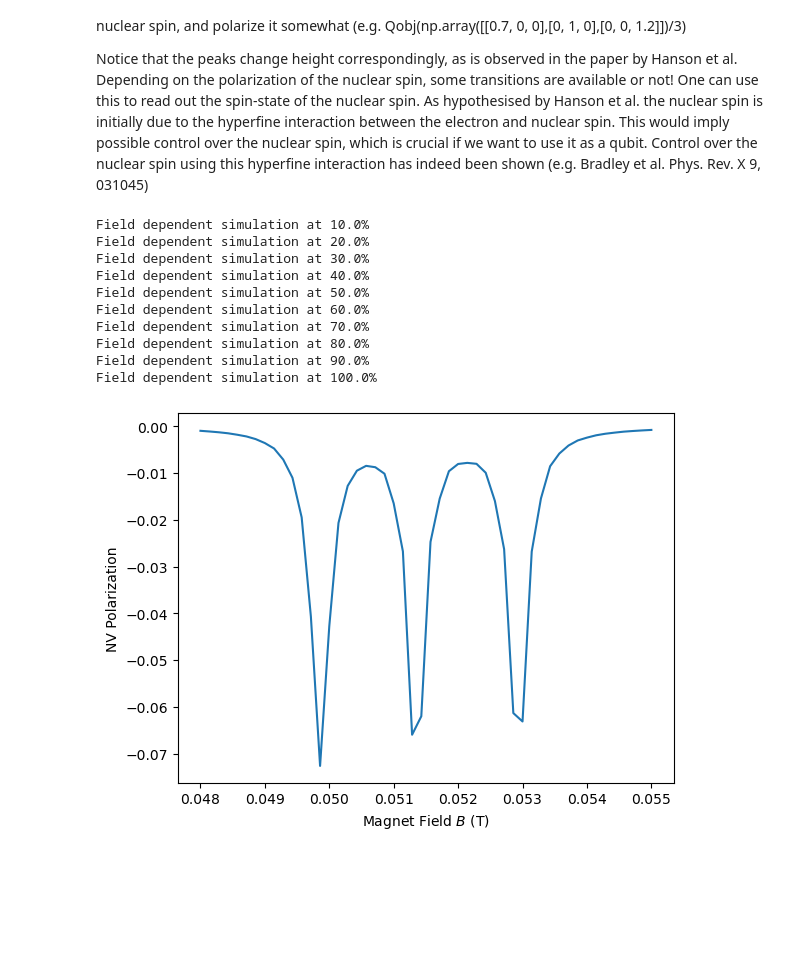
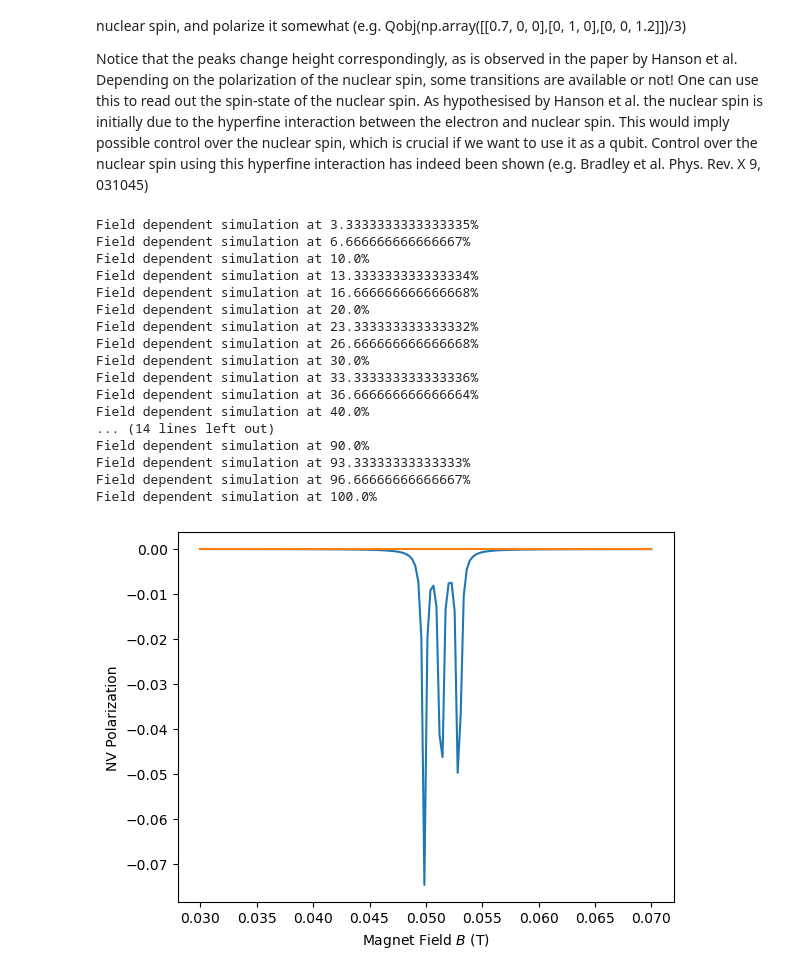
Before and after one commit to RoaldvdBoogaart/QDQC_project, a Jupyter notebook: code/7_HF_couplings_P1center.ipynb, the cells around one changed output. Saved outputs shown, nothing was run; the diff lists cells and outputs as text; code cells hidden in the pictures; blank space fills up the shorter version.

```diff
--- a/code/7_HF_couplings_P1center.ipynb
+++ b/code/7_HF_couplings_P1center.ipynb
@@ -49,2 +47,6 @@ H_DIP = dipolar_coupling(theta=54.7, distance=2e-9, nv_s_ops=nv_ops, n_s_ops=n_o
+# %%
+nv_ops_subsys = (spin_1_x, spin_1_y, spin_1_z)
+n_ops_subsys = (tensor(qeye(3), sigmax() / 2), tensor(qeye(3), sigmay() / 2), tensor(qeye(3), sigmaz() / 2))
+i_ops_subsys = (tensor(spin_1_x, qeye(2)), tensor(spin_1_y, qeye(2)), tensor(spin_1_z, qeye(2)))
 # %%
 b_fields = np.linspace(0e-4, 800e-4, 101)  # magnetic Field in Tesla
@@ -204,5 +152,5 @@ fig.show()
 # %%
-def system_hamiltonian(b_field: float, theta: float, distance: float, hf_coupling: float):
+def system_hamiltonian(b_field: float, theta: float, distance: float, hf_coupling: float, rwa: bool = False):
     """Returns the Hamiltonian of the system.
 
     Args:
@@ -214,7 +162,7 @@ def system_hamiltonian(b_field: float, theta: float, distance: float, hf_couplin
         Qobj: Hamiltonian of the system
     """
     H_NV = nitrogen_vacancy_hamiltonian(b_field=b_field, spin_ops=nv_ops)
-    H_N = nitrogen_hamiltonian(b_field=b_field, hf_coupling=hf_coupling, electron_s_ops=n_ops, nuclues_s_ops=i_ops)
+    H_N = nitrogen_hamiltonian(b_field=b_field, hf_coupling=hf_coupling, electron_s_ops=n_ops, nuclues_s_ops=i_ops, rwa=rwa)
     H_DIP = dipolar_coupling(theta=theta, distance=distance, nv_s_ops=nv_ops, n_s_ops=n_ops)
 
     return H_NV + H_N + H_DIP
@@ -283,17 +175,22 @@ B_list = np.linspace(0e-4,800e-4,500) # Magnetic Field in Tesla
 theta = 54.7 # Angle between the N and NV electrons, relative to the magnetic field.  Degrees
 A = 200e6 # Hyperfine splitting energy. Hz
 energy_list = []
+energy_list_rwa = []
 
 for B in B_list:
     energy_at_field = system_hamiltonian(b_field=B, hf_coupling=A, theta=theta, distance=2e-9).eigenenergies()
+    energy_at_field_rwa = system_hamiltonian(b_field=B, hf_coupling=A, theta=theta, distance=2e-9, rwa=True).eigenenergies()
     energy_list.append(energy_at_field)
+    energy_list_rwa.append(energy_at_field_rwa)
 
-plt.plot(B_list, energy_list)
+plt.plot(B_list, energy_list, color='C0')
+plt.plot(B_list,energy_list_rwa, color='C1')
 plt.ylabel('Eigenenergies (Hz)')
 plt.xlabel('Magnetic Field B (T)')
 plt.show()
-plt.figure()
-plt.plot(B_list,energy_list)
+plt.figure(figsize=(15,15))
+plt.plot(B_list,energy_list, color='C0')
+plt.plot(B_list,energy_list_rwa, color='C1')
 plt.ylabel('Eigenenergies (Hz)')
 plt.xlabel('Magnetic Field B (T)')
 plt.xlim(0.045,0.0575)
@@ -365,12 +318,13 @@ What happens if the nuclear spin is polarized? Change the density matrix corresp
 Notice that the peaks change height correspondingly, as is observed in the paper by Hanson et al. Depending on the polarization of the nuclear spin, some transitions are available or not! One can use this to read out the spin-state of the nuclear spin. As hypothesised by Hanson et al. the nuclear spin is initially due to the hyperfine interaction between the electron and nuclear spin. This would imply possible control over the nuclear spin, which is crucial if we want to use it as a qubit. Control over the nuclear spin using this hyperfine interaction has indeed been shown (e.g. Bradley et al. Phys. Rev. X 9, 031045)
 # %%
 A = 86e6
-B_list = np.linspace(480e-4,550e-4,50)
+# B_list = np.linspace(480e-4,550e-4,50)
+B_list = np.linspace(300e-4,700e-4,150)
 theta = 54.7 # In degress
 
 ###
 ### Initialising in a maximally mixed state
-rho0 = tensor( qeye(3)/3, qeye(2)/2,qeye(3)/2 )
+rho0 = tensor(qeye(3)/3, qeye(2)/2,qeye(3)/2 )
 ###
 # ###
 # ### Initialising in a slightly polarised state
@@ -379,17 +333,26 @@ rho0 = tensor( qeye(3)/3, qeye(2)/2,qeye(3)/2 )
 
 g1 = 1e6 #Rate of the polarization due to the 'laser'
 
-tlist = np.linspace(0,1/g1/2,1000) #Time the 'laser' is applied
+tlist = np.linspace(0,1/g1/2,1000) # Time the 'laser' is applied
 
 pol_NV_all = np.zeros(B_list.size)
 pol_N_ele_all = np.zeros(B_list.size)
 pol_N_nuc_all = np.zeros(B_list.size)
 
+pol_NV_all_rwa = np.zeros(B_list.size)
+pol_N_ele_all_rwa = np.zeros(B_list.size)
+pol_N_nuc_all_rwa = np.zeros(B_list.size)
+
 for idx,B in enumerate(B_list):
     expect_0, expect_1, expect_2 = qubit_integrate(b_field=B, hf_coupling=A, theta=theta, psi0=rho0, t_list=tlist, solver="me", distance=2e-9, g1=g1)
+    expect_0_rwa, expect_1_rwa, expect_2_rwa = qubit_integrate(b_field=B, hf_coupling=A, theta=theta, psi0=rho0, t_list=tlist, solver="me", distance=2e-9, g1=g1, rwa=True)
     pol_NV = expect_0[2][-1]
     pol_N_ele = expect_1[2][-1]
     pol_N_nuc = expect_2[2][-1]
+
+    pol_NV_rwa = expect_0_rwa[2][-1]
+    pol_N_ele_rwa = expect_1_rwa[2][-1]
+    pol_N_nuc_rwa = expect_2_rwa[2][-1]
 
     pol_NV_all[idx] = pol_NV
     pol_N_ele_all[idx] = pol_N_ele
@@ -398,21 +361,29 @@ for idx,B in enumerate(B_list):
     if (idx+1) % 5==0:
         print(f'Field dependent simulation at {100*(idx+1)/B_list.size}%')
 # %% [output]
+Field dependent simulation at 3.3333333333333335%
+Field dependent simulation at 6.666666666666667%
 Field dependent simulation at 10.0%
+Field dependent simulation at 13.333333333333334%
+Field dependent simulation at 16.666666666666668%
 Field dependent simulation at 20.0%
+Field dependent simulation at 23.333333333333332%
+Field dependent simulation at 26.666666666666668%
 Field dependent simulation at 30.0%
+Field dependent simulation at 33.333333333333336%
+Field dependent simulation at 36.666666666666664%
 Field dependent simulation at 40.0%
-Field dependent simulation at 50.0%
-Field dependent simulation at 60.0%
-Field dependent simulation at 70.0%
-Field dependent simulation at 80.0%
+... (14 lines left out)
 Field dependent simulation at 90.0%
+Field dependent simulation at 93.33333333333333%
+Field dependent simulation at 96.66666666666667%
 Field dependent simulation at 100.0%
 # %%
-plt.plot(B_list,pol_NV_all)
+plt.plot(B_list, pol_NV_all)
+plt.plot(B_list, pol_NV_all_rwa)
 plt.xlabel('Magnet Field $B$ (T)')
 plt.ylabel('NV Polarization')
 
 plt.show()
 # %% [output]
-[figure, old version]
+[figure, new version]
```
Also changed, not shown: parts of 9 cells of this notebook, 1 other file.
